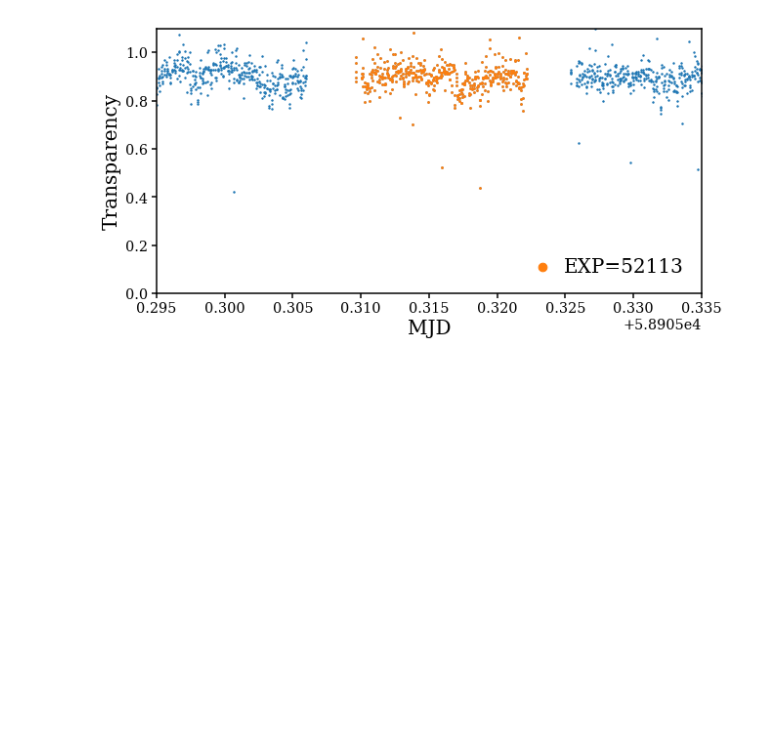
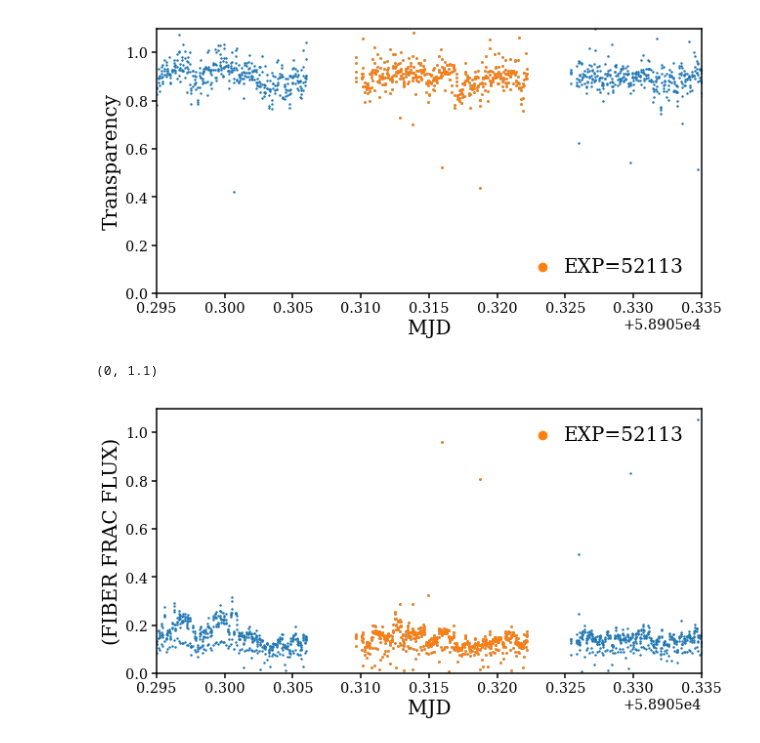
Before and after one commit to desi-bgs/feasiBGS, a Jupyter notebook: notebook/cmx/exp_transp.ipynb, the cells around one changed output. Cells and saved outputs as stored; diff of their text form; code cells hidden in the pictures; blank space fills up the shorter version.

```diff
--- a/notebook/cmx/exp_transp.ipynb
+++ b/notebook/cmx/exp_transp.ipynb
@@ -34,5 +54,6 @@ gfa = fitsio.read(fgfa)
 # %%
 isexp = (gfa['EXPID'] == 52113)
+nearexp = (gfa['MJD'] > 58900) & (gfa['MJD'] < 58910)
 # %%
 fig = plt.figure(figsize=(10,5))
 sub = fig.add_subplot(111)
@@ -49,3 +70,19 @@ sub.set_ylim(0, 1.1)
 # %% [output]
 (0, 1.1)
 [figure]
+# %%
+fig = plt.figure(figsize=(10,5))
+sub = fig.add_subplot(111)
+
+sub.scatter(gfa['MJD'][nearexp], gfa['FIBER_FRACFLUX'][nearexp], s=2)
+sub.scatter(gfa['MJD'][isexp], gfa['FIBER_FRACFLUX'][isexp], s=3, label='EXP=52113')
+
+sub.legend(loc='upper right', fontsize=20, markerscale=5, handletextpad=0.1)
+sub.set_xlabel('MJD', fontsize=20)
+sub.set_xlim(58905.295, 58905.335)
+
+sub.set_ylabel('(FIBER FRAC FLUX)', fontsize=20)
+sub.set_ylim(0, 1.1)
+# %% [output]
+(0, 1.1)
+[figure, added]
```
Also changed, not shown: parts of 4 cells of this notebook, 1 other file.
